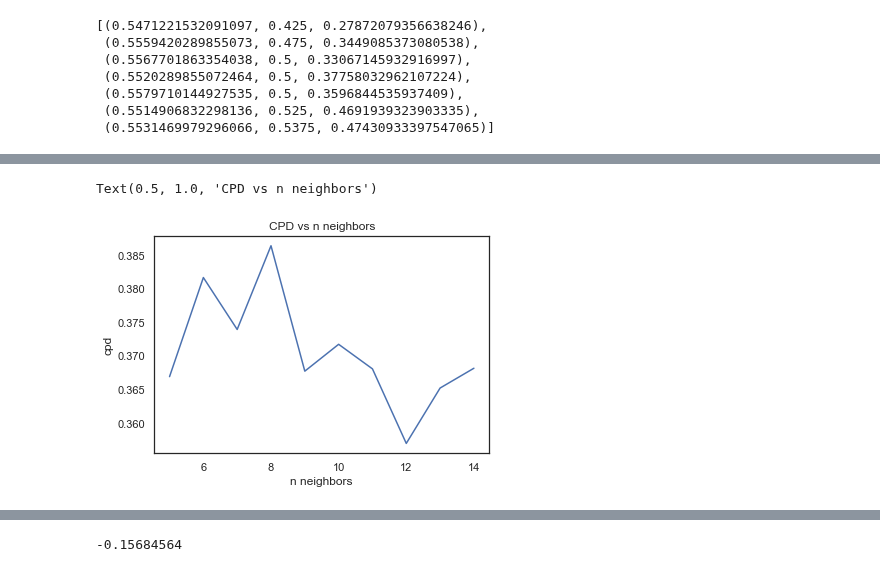
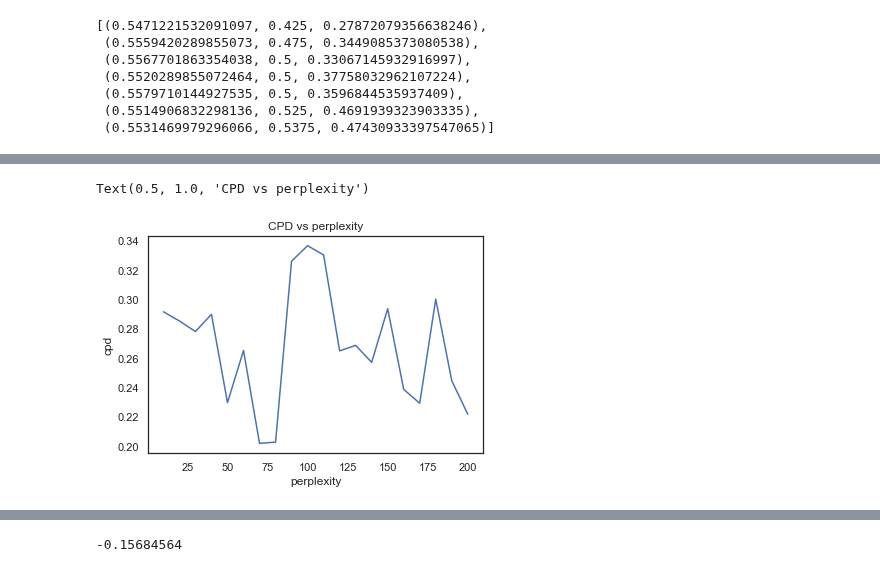
Before and after one commit to Rahul-Brito/infantvoice, a Jupyter notebook: scripts/Dim Reduc CPD.ipynb, the cells around one changed output, grey strips where cells are left out. Drawn from its saved outputs; the diff is of its cells as text; code cells hidden in the pictures.

```diff
--- a/scripts/Dim Reduc CPD.ipynb
+++ b/scripts/Dim Reduc CPD.ipynb
@@ -274,33 +172,30 @@ Text(0.5, 1.0, 'CPD vs n neighbors')
-# %%
-min_dist=0.1
-
-knn=50
-knn_classes=4
-subsetsize=700
-
-#we are always comparing tlineplotb_down as our high-dimension embedding.
-high_dim = emb_down.drop(columns='part_id').to_numpy()
-classes= emb_down.part_id.to_numpy() #extract the categories/labels
-
-dim = 60
-n_neighbors_sweep = np.arange(5,15)
-
-umap_qual_n_neighbors_sweep = []
-for n_neighbors in n_neighbors_sweep:
-    low_dim = dr.run_umap(emb_down, n_components=dim, n_neighbors=n_neighbors, min_dist=min_dist, metric='cosine')
-    umap_qual_n_neighbors_sweep.append(
-        dm.embedding_quality(high_dim,
-                             low_dim.drop(columns='part_id').to_numpy(),
-                             classes,
-                             knn=knn,
-                             knn_classes=knn_classes,
-                             subsetsize=subsetsize)[2]
-    )
-
-sns.lineplot(x=n_neighbors_sweep, y=umap_qual_n_neighbors_sweep)
-plt.xlabel('n neighbors')
-plt.ylabel('cpd')
-plt.title('CPD vs n neighbors')
-# %% [output]
-Text(0.5, 1.0, 'CPD vs n neighbors')
-[figure, removed]
+# %%
+knn=50
+knn_classes=4
+subsetsize=800
+
+#we are always comparing tlineplotb_down as our high-dimension embedding.
+high_dim = emb.drop(columns='part_id').to_numpy()
+classes= emb.part_id.to_numpy() #extract the categories/labels
+
+
+perplexity_sweep = np.arange(10,201,10)
+
+tsne_perplexity_sweep = []
+for p in perplexity_sweep:
+    low_dim = dr.run_tsne(emb, perplexity=p)
+    tsne_perplexity_sweep.append(
+        dm.embedding_quality(high_dim,
+                             low_dim.drop(columns='part_id').to_numpy(),
+                             classes,
+                             knn=knn,
+                             knn_classes=knn_classes,
+                             subsetsize=subsetsize)[2]
+    )
+sns.lineplot(x=perplexity_sweep, y=tsne_perplexity_sweep)
+plt.xlabel('perplexity')
+plt.ylabel('cpd')
+plt.title('CPD vs perplexity')
+# %% [output]
+Text(0.5, 1.0, 'CPD vs perplexity')
+[figure, added]
```
Also changed, not shown: parts of 5 cells of this notebook, 3 other files.
